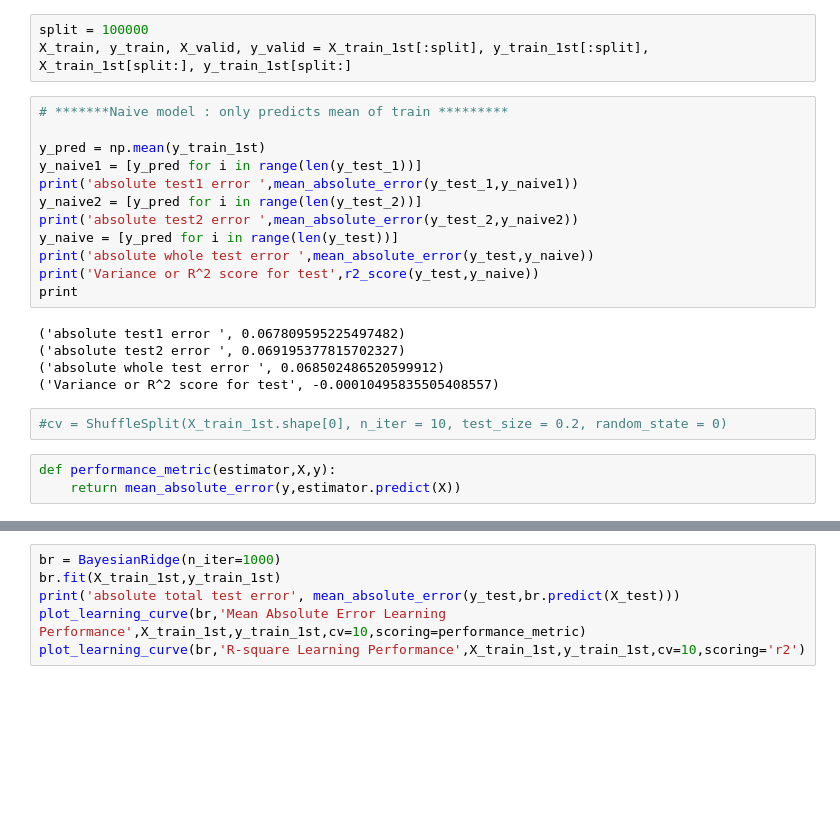
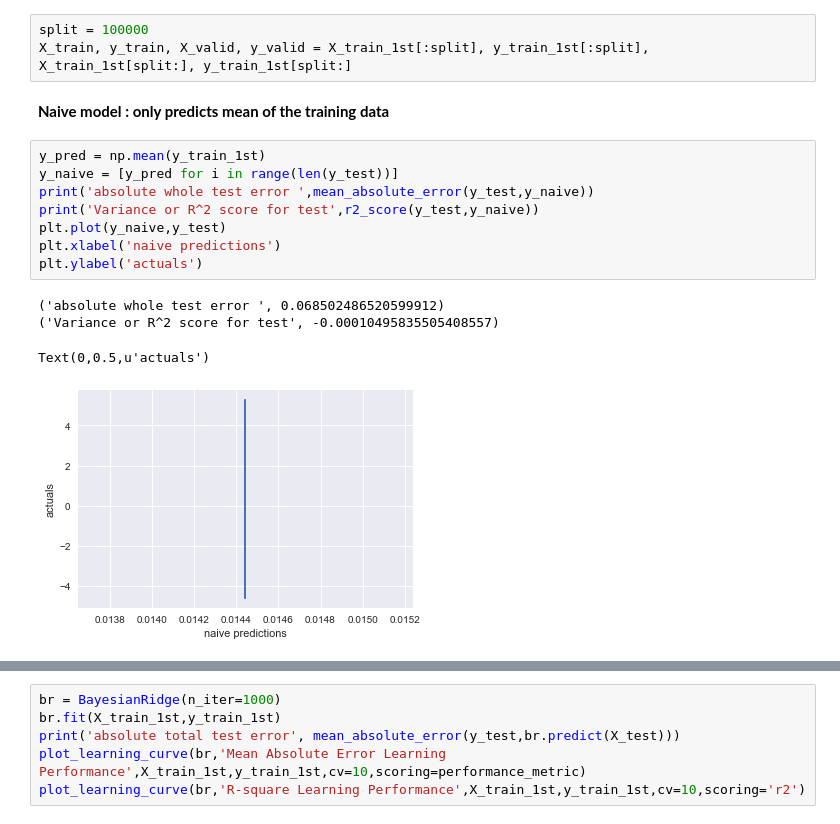
Before and after one commit to saurabhrpi/Improve-Zillow-s-Prediction-Residual, a Jupyter notebook: ZillowEstimate.ipynb, the cells around one changed output, grey strips where cells are left out. Cells and saved outputs as stored; diff of their text form; blank space fills up the shorter version.

Commit message:
Add predictions vs actuals graph

```diff
--- a/ZillowEstimate.ipynb
+++ b/ZillowEstimate.ipynb
@@ -656,26 +659,19 @@ X_test_1, X_test_2, y_test_1,y_test_2 = train_test_split(X_test,y_test,test_size
 # %%
 split = 100000
 X_train, y_train, X_valid, y_valid = X_train_1st[:split], y_train_1st[:split], X_train_1st[split:], y_train_1st[split:]
+# %% [markdown]
+**Naive model : only predicts mean of the training data**
 # %%
-# *******Naive model : only predicts mean of train *********
-
 y_pred = np.mean(y_train_1st)
-y_naive1 = [y_pred for i in range(len(y_test_1))]
-print('absolute test1 error ',mean_absolute_error(y_test_1,y_naive1))
-y_naive2 = [y_pred for i in range(len(y_test_2))]
-print('absolute test2 error ',mean_absolute_error(y_test_2,y_naive2))
 y_naive = [y_pred for i in range(len(y_test))]
 print('absolute whole test error ',mean_absolute_error(y_test,y_naive))
 print('Variance or R^2 score for test',r2_score(y_test,y_naive))
-print
+plt.plot(y_naive,y_test)
+plt.xlabel('naive predictions')
+plt.ylabel('actuals')
 # %% [output]
-('absolute test1 error ', 0.067809595225497482)
-('absolute test2 error ', 0.069195377815702327)
 ('absolute whole test error ', 0.068502486520599912)
 ('Variance or R^2 score for test', -0.00010495835505408557)
+Text(0,0.5,u'actuals')
+[figure, added]
-# %%
-#cv = ShuffleSplit(X_train_1st.shape[0], n_iter = 10, test_size = 0.2, random_state = 0)
-# %%
-def performance_metric(estimator,X,y):
-    return mean_absolute_error(y,estimator.predict(X))
 # %%
```
Also changed, not shown: parts of 12 cells of this notebook.
